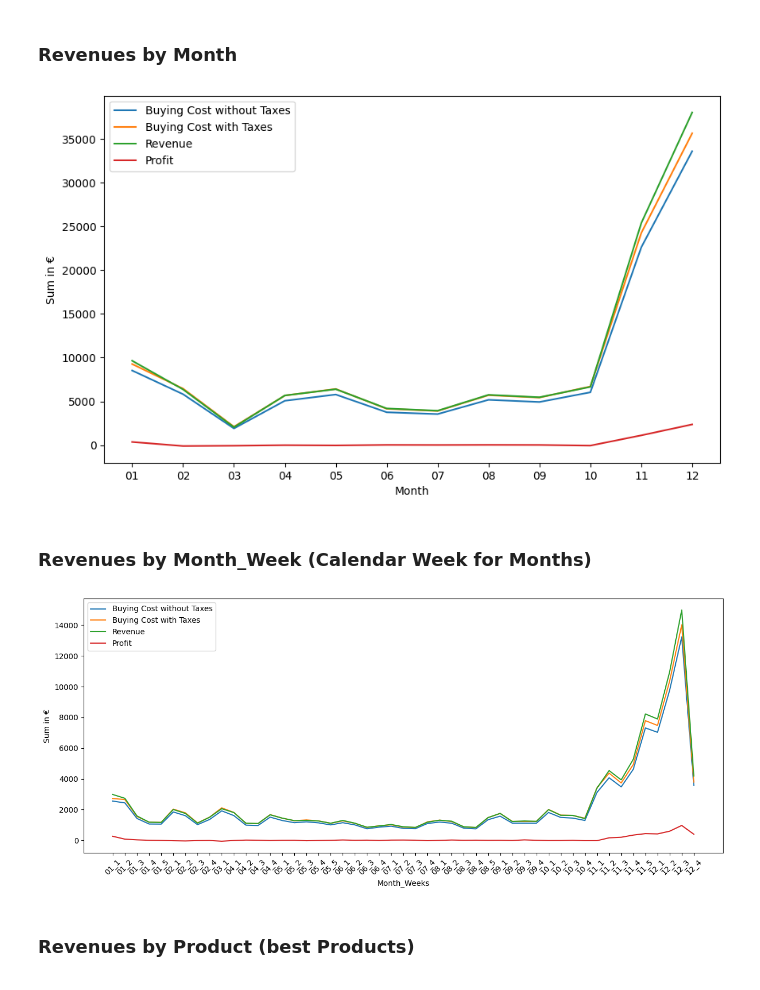
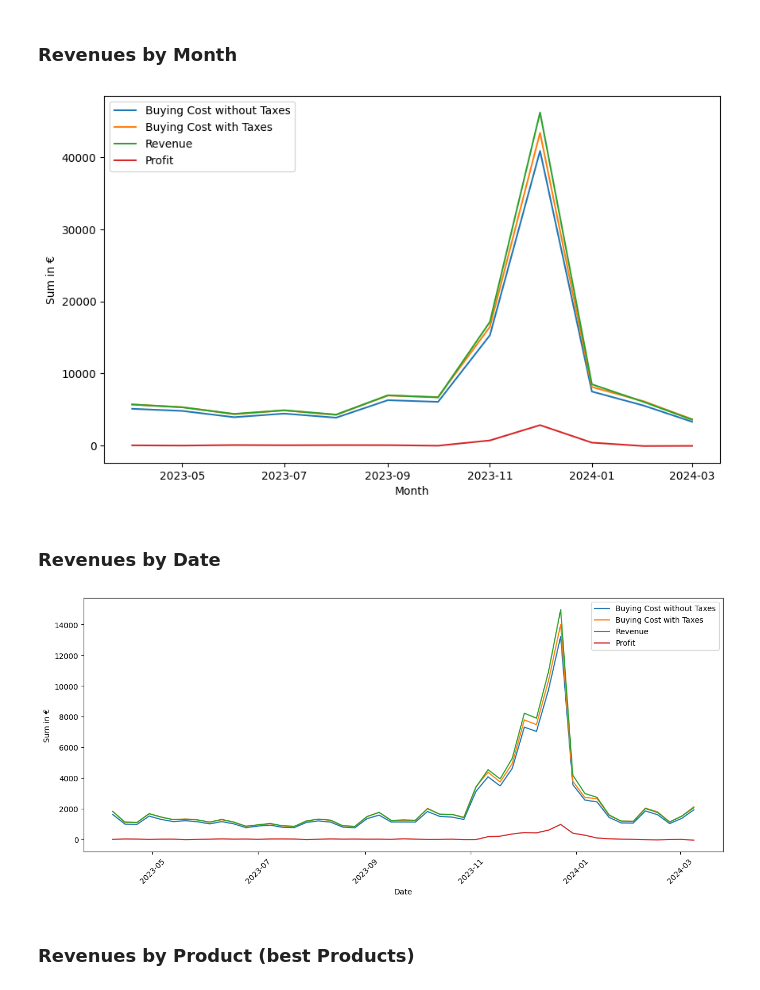
Before and after one commit to Chriss2800/Advanced_Analytics_Applied, a Jupyter notebook: MachineLearning/prediction.ipynb, the cells around one changed output. Saved outputs shown, nothing was run; the diff lists cells and outputs as text; code cells hidden in the pictures.

```diff
--- a/MachineLearning/prediction.ipynb
+++ b/MachineLearning/prediction.ipynb
@@ -55,0 +29,19 @@ df.head()
+# %%
+df = None
+
+for i, path in enumerate(all_files):
+    workbook = openpyxl.load_workbook(path)
+    worksheet = workbook["Extraction1"]
+    current_date = worksheet["G9"].value.split(" ")[-1]
+
+    current_df = pd.read_excel(path, header=17)
+
+    current_df["File_Index"] = i
+    current_df["Date"] = pd.to_datetime(current_date, format='%d/%m/%Y')
+    df = pd.concat([df, current_df], ignore_index=True)
+
+df["Month"] = df["Date"].dt.month
+df["Year"] = df["Date"].dt.year
+df["Year_Month"] = df["Date"].dt.strftime('%Y_%m')
+
+df.head()
@@ -128,11 +128,15 @@ plt.show()
 # %% [markdown]
 ### Revenues by Month
 # %%
+revenue_df = df.copy()
+revenue_df['Year_Month'] = pd.to_datetime(revenue_df['Year_Month'], format='%Y_%m')
+revenue_df = revenue_df.sort_values(by='Year_Month')
+
 sum_values_by_month = []
 for column in columns:
-    current_values = df.groupby("Month")[column].sum()
+    current_values = revenue_df.groupby("Year_Month")[column].sum()
     sum_values_by_month.append(current_values.round(2).tolist())
-months = df['Month'].unique().tolist()
+months = revenue_df['Year_Month'].unique().tolist()
 
 plt.figure(figsize=(10,6))
 for i, values in enumerate(sum_values_by_month, start=0):
@@ -141,27 +145,34 @@ plt.xlabel("Month")
 plt.ylabel("Sum in €")
 plt.legend()
 plt.show()
+
+del revenue_df
 # %% [output]
-[figure, old version]
+[figure, new version]
 # %% [markdown]
-### Revenues by Month_Week (Calendar Week for Months)
+### Revenues by Date
 # %%
+revenue_df = df.copy()
+revenue_df = revenue_df.sort_values(by='Date')
+
 sum_values_by_month_week = []
 for column in columns:
-    current_values = df.groupby("Month_Week")[column].sum()
+    current_values = revenue_df.groupby("Date")[column].sum()
     sum_values_by_month_week.append(current_values.round(2).tolist())
-month_weeks = df['Month_Week'].unique().tolist()
+month_weeks = revenue_df['Date'].unique().tolist()
 
 plt.figure(figsize=(15,6))
 for i, values in enumerate(sum_values_by_month_week, start=0):
     plt.plot(month_weeks, values, label=columns[i])
-plt.xlabel("Month_Weeks")
+plt.xlabel("Date")
 plt.ylabel("Sum in €")
 plt.xticks(rotation=45)
 plt.legend()
 plt.show()
+
+del revenue_df
 # %% [output]
-[figure, old version]
+[figure, new version]
 # %% [markdown]
 ### Revenues by Product (best Products)
 # %%
```
Also changed, not shown: parts of 11 cells of this notebook.
